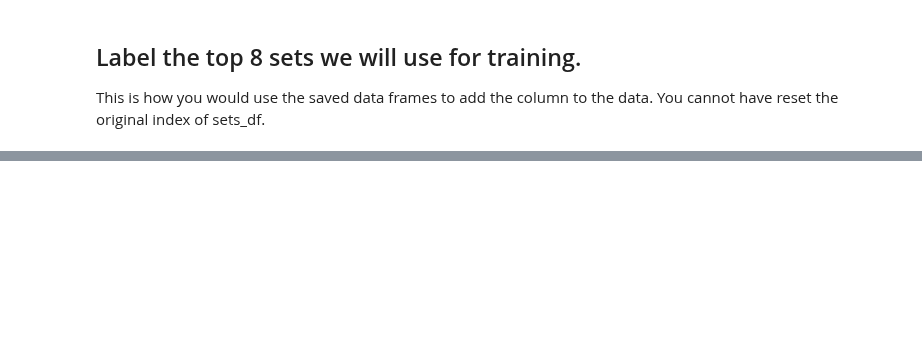
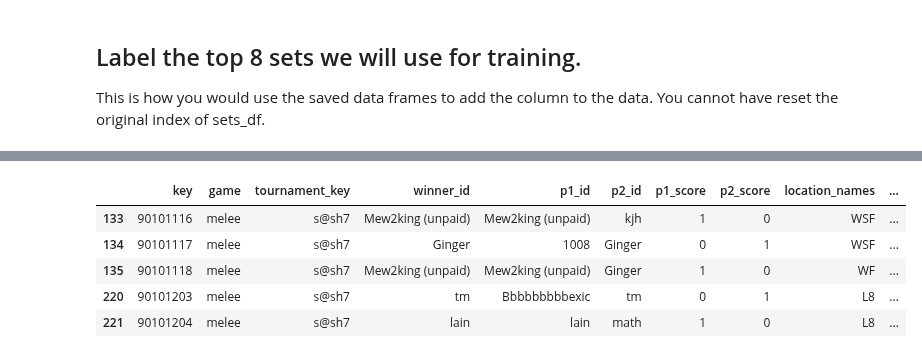
Before and after one commit to jjaw89/fall-2024-smash-melee-top-8-prediction, a Jupyter notebook: data_exploration/jaspar_top_8.ipynb, the cells around one changed output, grey strips where cells are left out. Cells and saved outputs as stored; diff of their text form; code cells hidden in the pictures; blank space fills up the shorter version.

```diff
--- a/data_exploration/jaspar_top_8.ipynb
+++ b/data_exploration/jaspar_top_8.ipynb
@@ -558,0 +1048,15 @@ labelled_sets_df.loc[indices, 'good_top_8'] = True
+# %%
+top_8_sets = pd.read_pickle(data_path + 'top_8_sets.pkl')
+
+top_8_sets['top_8_location_names'] = top_8_sets['location_names']
+
+excluded_locations = ['WSF', 'LQF', 'WF', 'LSF', 'LF', 'GF', 'GFR']
+top_8_sets.loc[~top_8_sets['location_names'].isin(excluded_locations),'top_8_location_names'] = 'LN'
+top_8_sets.head()
+# %% [output]
+|  | key | game | tournament_key | winner_id | p1_id | p2_id | p1_score | p2_score | location_names | ... |
+| 133 | 90101116 | melee | s@sh7 | Mew2king (unpaid) | Mew2king (unpaid) | kjh | 1 | 0 | WSF | ... |
+| 134 | 90101117 | melee | s@sh7 | Ginger | 1008 | Ginger | 0 | 1 | WSF | ... |
+| 135 | 90101118 | melee | s@sh7 | Mew2king (unpaid) | Mew2king (unpaid) | Ginger | 1 | 0 | WF | ... |
+| 220 | 90101203 | melee | s@sh7 | tm | Bbbbbbbbbexic | tm | 0 | 1 | L8 | ... |
+| 221 | 90101204 | melee | s@sh7 | lain | lain | math | 1 | 0 | L8 | ... |
```
Also changed, not shown: parts of 34 cells of this notebook, 3 other files.
